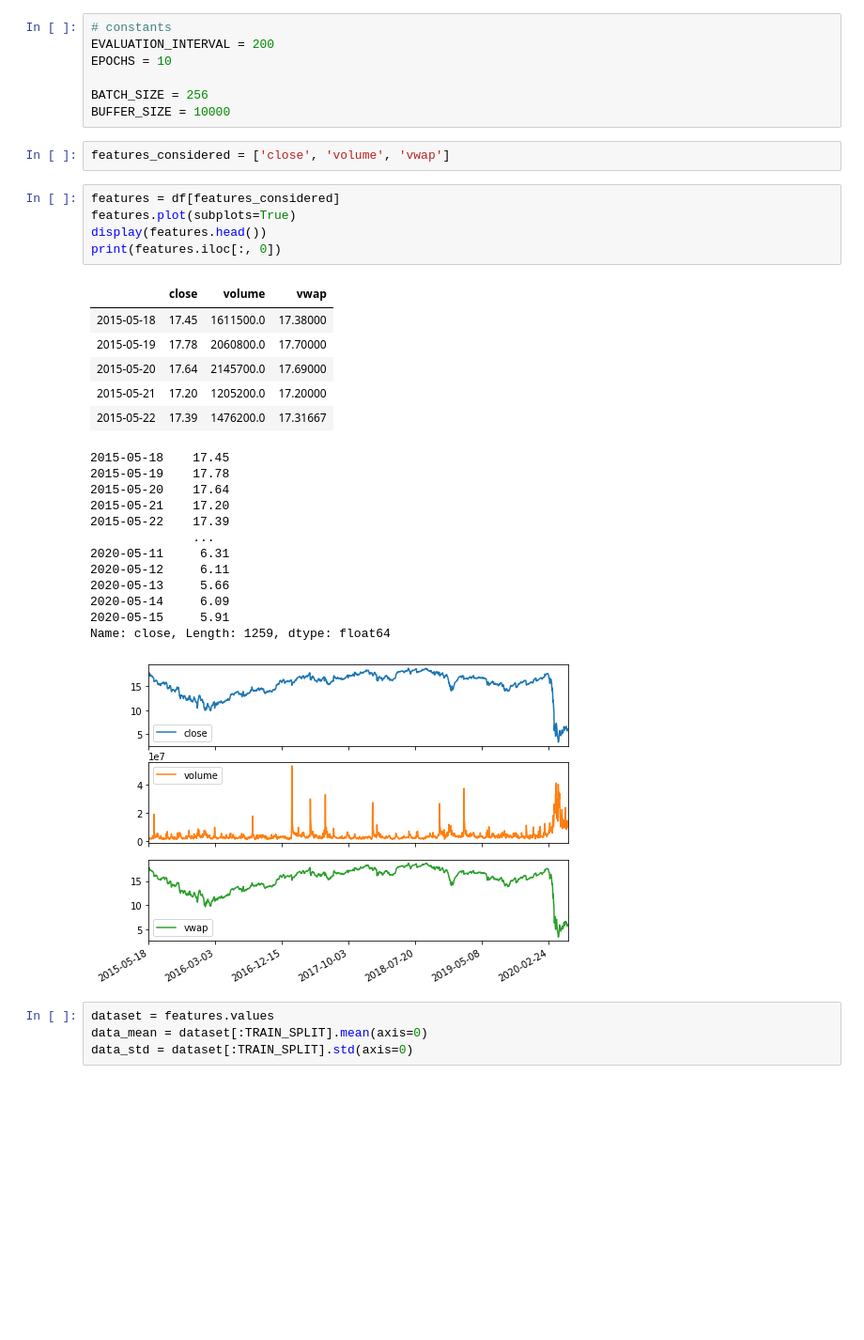
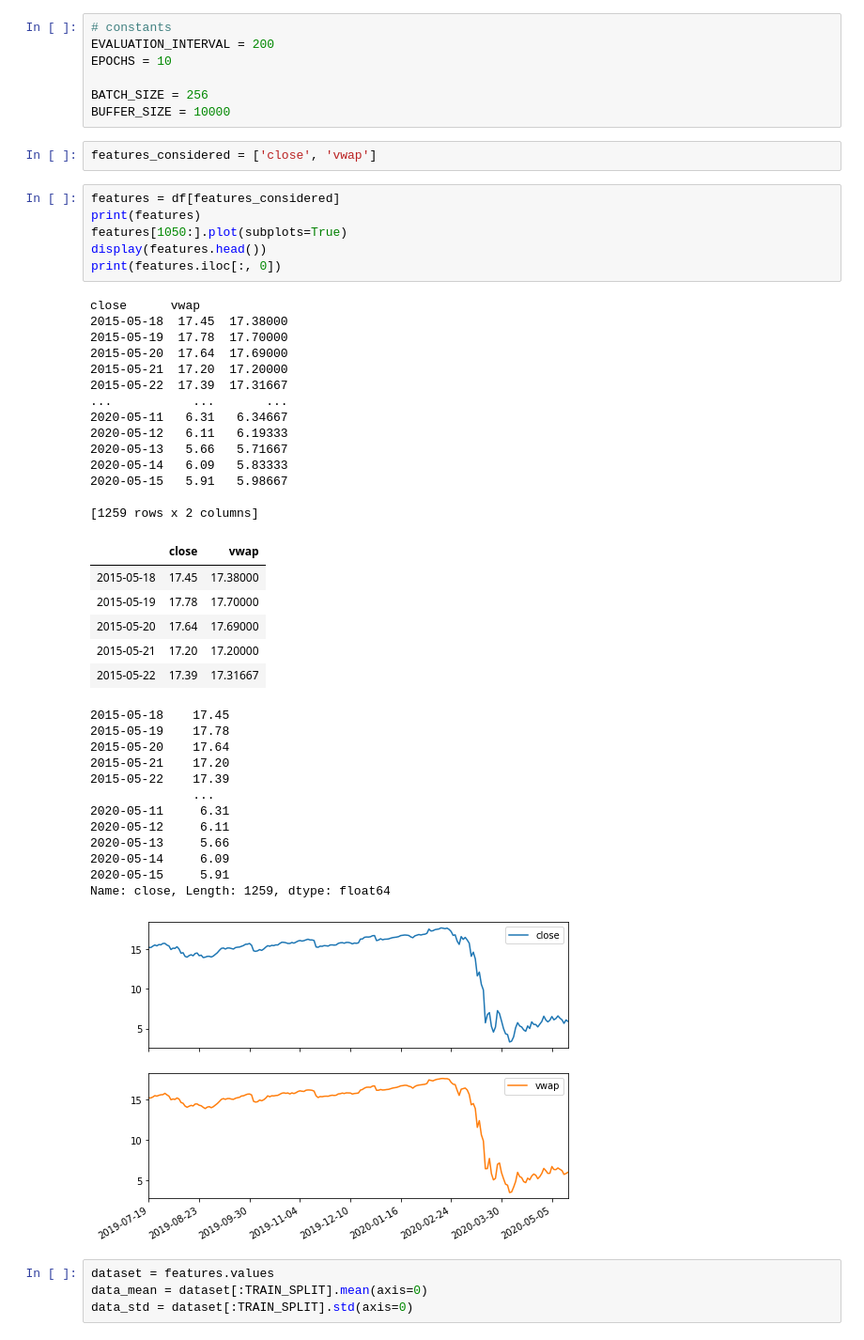
Before and after one commit to whitenick/cashflow, a Jupyter notebook: stock_model.ipynb, the cells around one changed output. Shown at 94% size. Cells and saved outputs as stored; diff of their text form; blank space fills up the shorter version.

```diff
--- a/stock_model.ipynb
+++ b/stock_model.ipynb
@@ -34,32 +34,47 @@ EPOCHS = 10
 BATCH_SIZE = 256
 BUFFER_SIZE = 10000
 # %%
-features_considered = ['close', 'volume', 'vwap']
+features_considered = ['close', 'vwap']
 # %%
 features = df[features_considered]
-features.plot(subplots=True)
+print(features)
+features[1050:].plot(subplots=True)
 display(features.head())
 print(features.iloc[:, 0])
 # %% [output]
+close      vwap
+2015-05-18  17.45  17.38000
+2015-05-19  17.78  17.70000
+2015-05-20  17.64  17.69000
+2015-05-21  17.20  17.20000
+2015-05-22  17.39  17.31667
+...           ...       ...
+2020-05-11   6.31   6.34667
+2020-05-12   6.11   6.19333
+2020-05-13   5.66   5.71667
+2020-05-14   6.09   5.83333
+2020-05-15   5.91   5.98667
+
+[1259 rows x 2 columns]
-|  | close | volume | vwap |
-| 2015-05-18 | 17.45 | 1611500.0 | 17.38000 |
-| 2015-05-19 | 17.78 | 2060800.0 | 17.70000 |
-| 2015-05-20 | 17.64 | 2145700.0 | 17.69000 |
-| 2015-05-21 | 17.20 | 1205200.0 | 17.20000 |
-| 2015-05-22 | 17.39 | 1476200.0 | 17.31667 |
+|  | close | vwap |
+| 2015-05-18 | 17.45 | 17.38000 |
+| 2015-05-19 | 17.78 | 17.70000 |
+| 2015-05-20 | 17.64 | 17.69000 |
+| 2015-05-21 | 17.20 | 17.20000 |
+| 2015-05-22 | 17.39 | 17.31667 |
-2015-05-18    17.45
-2015-05-19    17.78
-2015-05-20    17.64
-2015-05-21    17.20
-2015-05-22    17.39
-              ...
-2020-05-11     6.31
-2020-05-12     6.11
-2020-05-13     5.66
-2020-05-14     6.09
-2020-05-15     5.91
-Name: close, Length: 1259, dtype: float64
+2015-05-18    17.45
+2015-05-19    17.78
+2015-05-20    17.64
+2015-05-21    17.20
+2015-05-22    17.39
+              ...
+2020-05-11     6.31
+2020-05-12     6.11
+2020-05-13     5.66
+2020-05-14     6.09
+2020-05-15     5.91
+Name: close, Length: 1259, dtype: float64
-[figure, old version]
+[figure, new version]
 # %%
 dataset = features.values
 data_mean = dataset[:TRAIN_SPLIT].mean(axis=0)
```
Also changed, not shown: parts of 9 cells of this notebook.
